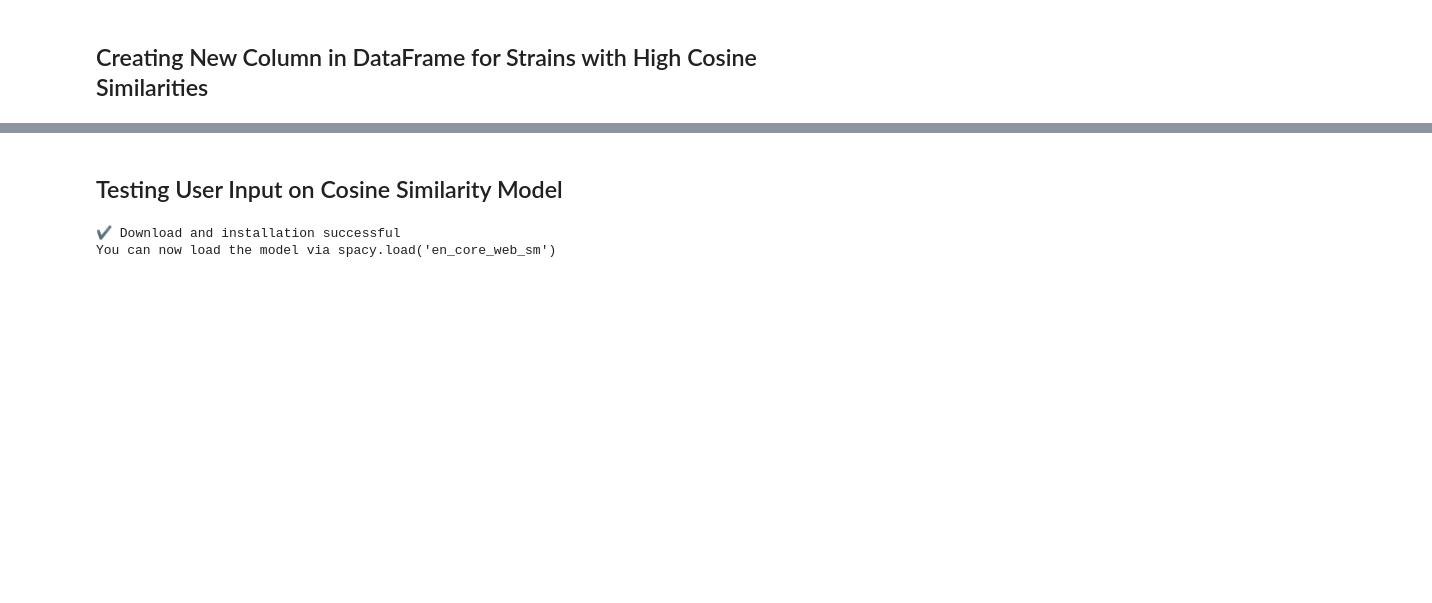
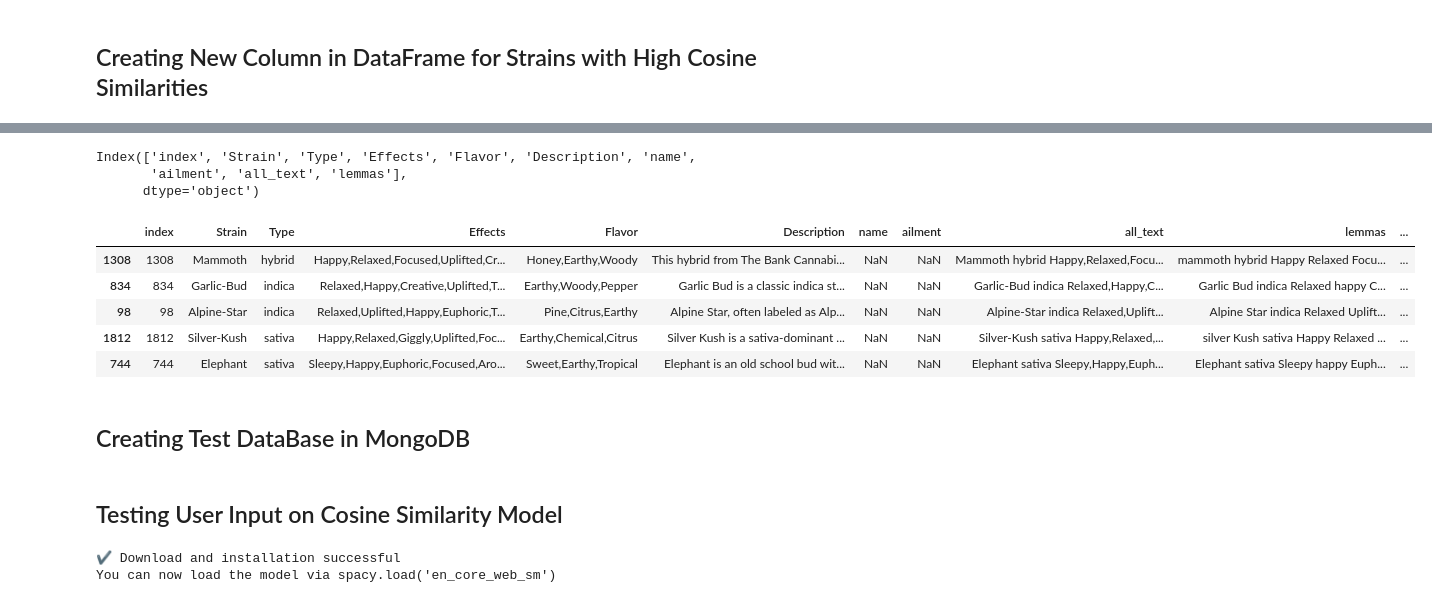
Before and after one commit to RAV10K1/DS-1, a Jupyter notebook: dataset/Cosine_Similarity_Model.ipynb, the cells around one changed output, grey strips where cells are left out. Drawn from its saved outputs; the diff is of its cells as text; code cells hidden in the pictures; blank space fills up the shorter version.

```diff
--- a/dataset/Cosine_Similarity_Model.ipynb
+++ b/dataset/Cosine_Similarity_Model.ipynb
@@ -168,3 +222,9 @@ class BudTender:
+# %%
+def cos_sim(x):
+    """Returns top 5 similar strain indexes corresponding to input index"""
+    top_5 = dict(df_cos[df_cos[x] < 1][x].sort_values(ascending=False)[:5])
+
+    return top_5.keys()
 # %% [markdown]
 ## Creating New Column in DataFrame for Strains with High Cosine Similarities
 # %%
@@ -178,6 +238,25 @@ df_strains.head()
 | 2 | 2 | 1024 | sativa | Uplifted,Happy,Relaxed,Energetic,... | Spicy/Herbal,Sage,Woody | 1024 is a sativa-dominant hybrid ... | 1024 | Stress, Pain, Depression, Inflamm... | 1024 sativa Uplifted,Happy,Relaxe... | 1024 sativa Uplifted happy relaxe... |
 | 3 | 3 | 13-Dawgs | hybrid | Tingly,Creative,Hungry,Relaxed,Up... | Apricot,Citrus,Grapefruit | 13 Dawgs is a hybrid of G13 and C... | NaN | NaN | 13-Dawgs hybrid Tingly,Creative,H... | 13-dawgs hybrid Tingly creative h... |
 | 4 | 4 | 24K-Gold | hybrid | Happy,Relaxed,Euphoric,Uplifted,T... | Citrus,Earthy,Orange | Also known as Kosher Tangie, 24k ... | NaN | NaN | 24K-Gold hybrid Happy,Relaxed,Eup... | 24k gold hybrid Happy Relaxed Eup... |
+# %%
+df_strains.columns
+# %% [output]
+Index(['index', 'Strain', 'Type', 'Effects', 'Flavor', 'Description', 'name',
+       'ailment', 'all_text', 'lemmas'],
+      dtype='object')
+# %%
+df_strains['Cos Sim Strains'] = [cos_sim(i) for i in df['index']]
+# %%
+df_strains.sample(5)
+# %% [output]
+|  | index | Strain | Type | Effects | Flavor | Description | name | ailment | all_text | lemmas | ... |
+| 1308 | 1308 | Mammoth | hybrid | Happy,Relaxed,Focused,Uplifted,Cr... | Honey,Earthy,Woody | This hybrid from The Bank Cannabi... | NaN | NaN | Mammoth hybrid Happy,Relaxed,Focu... | mammoth hybrid Happy Relaxed Focu... | ... |
+| 834 | 834 | Garlic-Bud | indica | Relaxed,Happy,Creative,Uplifted,T... | Earthy,Woody,Pepper | Garlic Bud is a classic indica st... | NaN | NaN | Garlic-Bud indica Relaxed,Happy,C... | Garlic Bud indica Relaxed happy C... | ... |
+| 98 | 98 | Alpine-Star | indica | Relaxed,Uplifted,Happy,Euphoric,T... | Pine,Citrus,Earthy | Alpine Star, often labeled as Alp... | NaN | NaN | Alpine-Star indica Relaxed,Uplift... | Alpine Star indica Relaxed Uplift... | ... |
+| 1812 | 1812 | Silver-Kush | sativa | Happy,Relaxed,Giggly,Uplifted,Foc... | Earthy,Chemical,Citrus | Silver Kush is a sativa-dominant ... | NaN | NaN | Silver-Kush sativa Happy,Relaxed,... | silver Kush sativa Happy Relaxed ... | ... |
+| 744 | 744 | Elephant | sativa | Sleepy,Happy,Euphoric,Focused,Aro... | Sweet,Earthy,Tropical | Elephant is an old school bud wit... | NaN | NaN | Elephant sativa Sleepy,Happy,Euph... | Elephant sativa Sleepy happy Euph... | ... |
+# %% [markdown]
+## Creating Test DataBase in MongoDB
 # %% [markdown]
 ## Testing User Input on Cosine Similarity Model
 # %%
```
Also changed, not shown: parts of 10 cells of this notebook.
